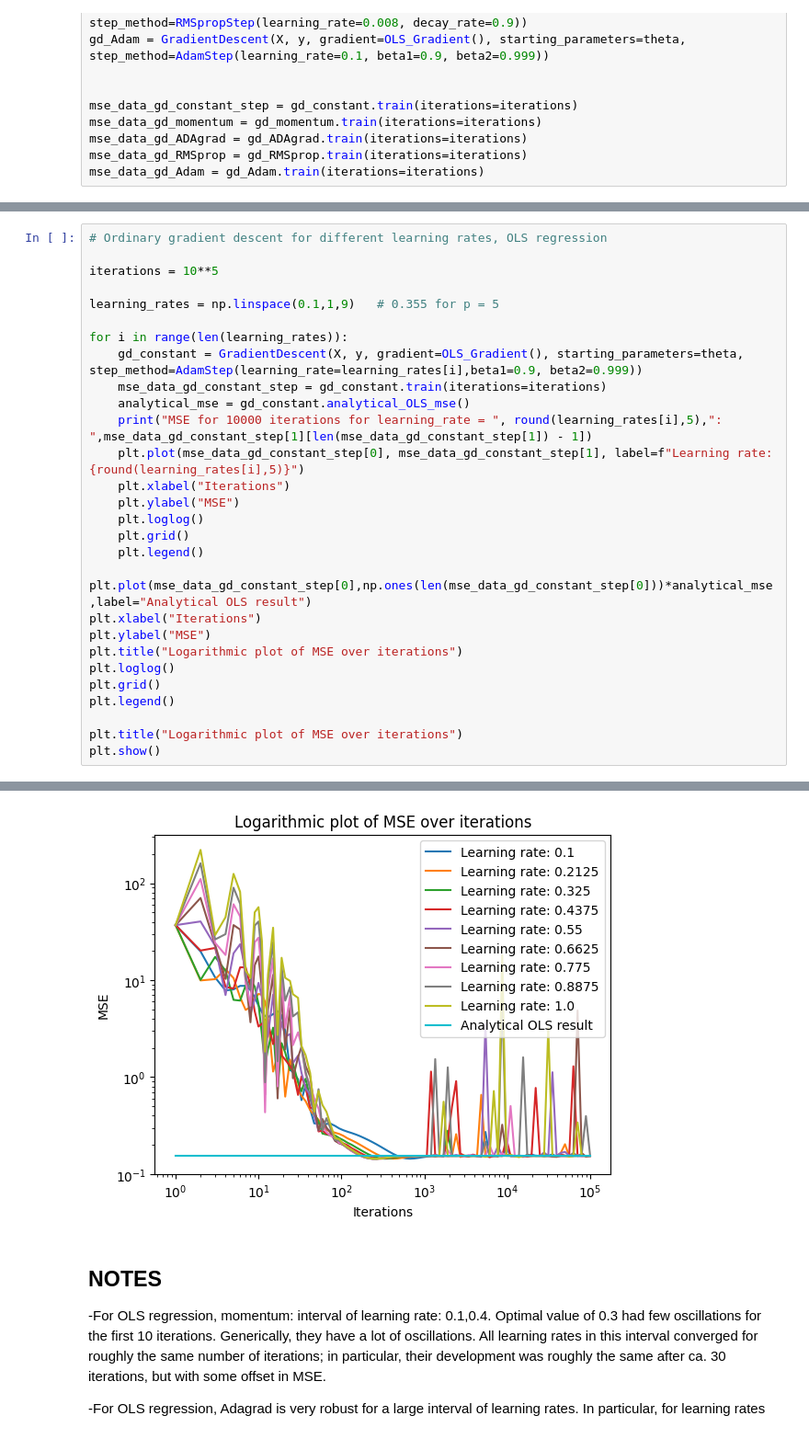
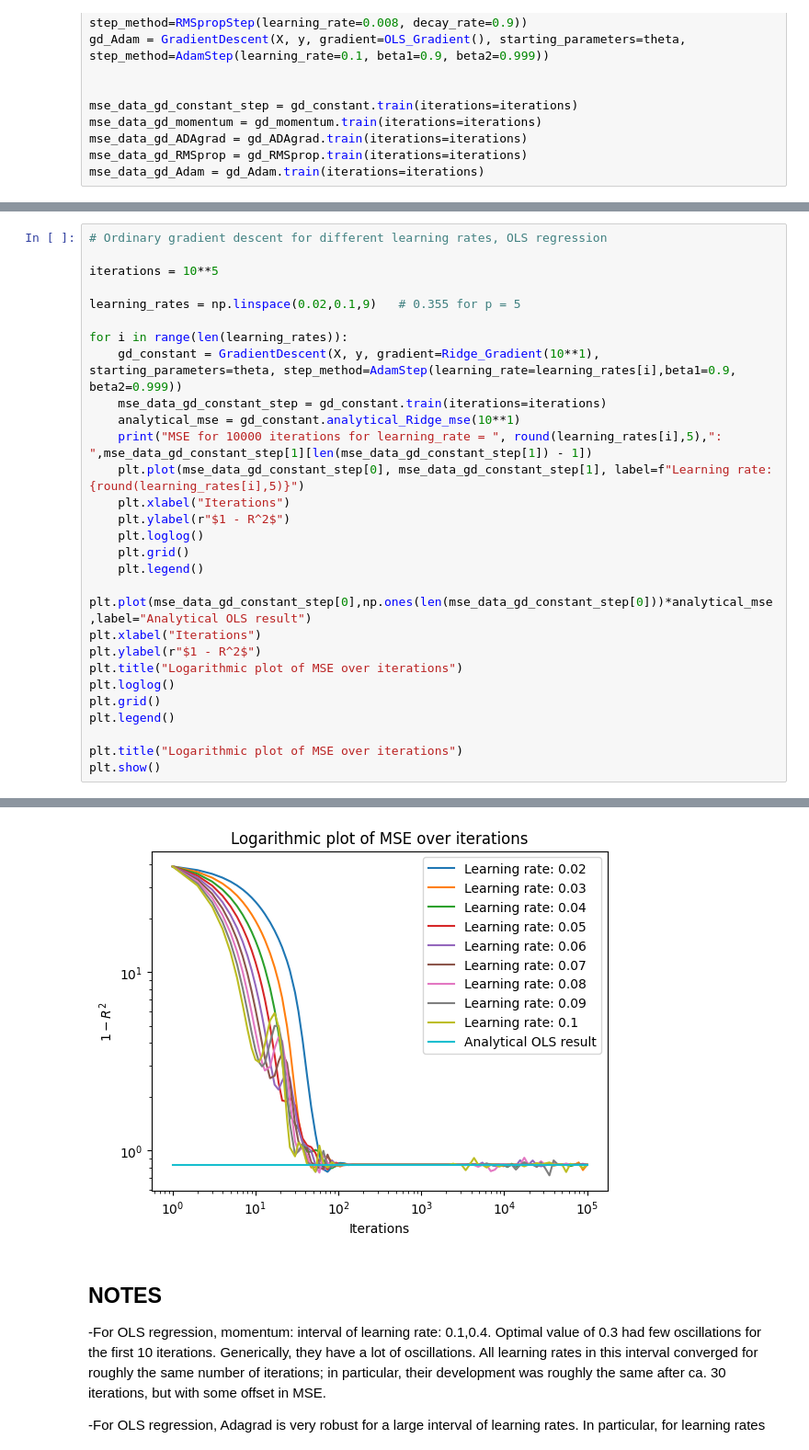
Before and after one commit to HeineEH/FYS-STK3155-4155_Project1, a Jupyter notebook: code/project_1d.ipynb, the cells around one changed output, grey strips where cells are left out. Shown at 92% size. Saved outputs shown, nothing was run; the diff lists cells and outputs as text.

```diff
--- a/code/project_1d.ipynb
+++ b/code/project_1d.ipynb
@@ -114,23 +132,23 @@ plt.show()
 
 iterations = 10**5
 
-learning_rates = np.linspace(0.1,1,9)   # 0.355 for p = 5
+learning_rates = np.linspace(0.02,0.1,9)   # 0.355 for p = 5
 
 for i in range(len(learning_rates)):
-    gd_constant = GradientDescent(X, y, gradient=OLS_Gradient(), starting_parameters=theta, step_method=AdamStep(learning_rate=learning_rates[i],beta1=0.9, beta2=0.999))
+    gd_constant = GradientDescent(X, y, gradient=Ridge_Gradient(10**1), starting_parameters=theta, step_method=AdamStep(learning_rate=learning_rates[i],beta1=0.9, beta2=0.999))
     mse_data_gd_constant_step = gd_constant.train(iterations=iterations)
-    analytical_mse = gd_constant.analytical_OLS_mse()
+    analytical_mse = gd_constant.analytical_Ridge_mse(10**1)
     print("MSE for 10000 iterations for learning_rate = ", round(learning_rates[i],5),": ",mse_data_gd_constant_step[1][len(mse_data_gd_constant_step[1]) - 1])
     plt.plot(mse_data_gd_constant_step[0], mse_data_gd_constant_step[1], label=f"Learning rate: {round(learning_rates[i],5)}")
     plt.xlabel("Iterations")
-    plt.ylabel("MSE")
+    plt.ylabel(r"$1 - R^2$")
     plt.loglog()
     plt.grid()
     plt.legend()
 
 plt.plot(mse_data_gd_constant_step[0],np.ones(len(mse_data_gd_constant_step[0]))*analytical_mse,label="Analytical OLS result")
 plt.xlabel("Iterations")
-plt.ylabel("MSE")
+plt.ylabel(r"$1 - R^2$")
 plt.title("Logarithmic plot of MSE over iterations")
 plt.loglog()
 plt.grid()
@@ -151,4 +169,4 @@ MSE for 10000 iterations for learning_rate =  1.0 :  0.15416089757936932
-[figure, old version]
+[figure, new version]
 # %% [markdown]
 ## NOTES
 
```
Also changed, not shown: parts of 4 cells of this notebook, 7 other files.
